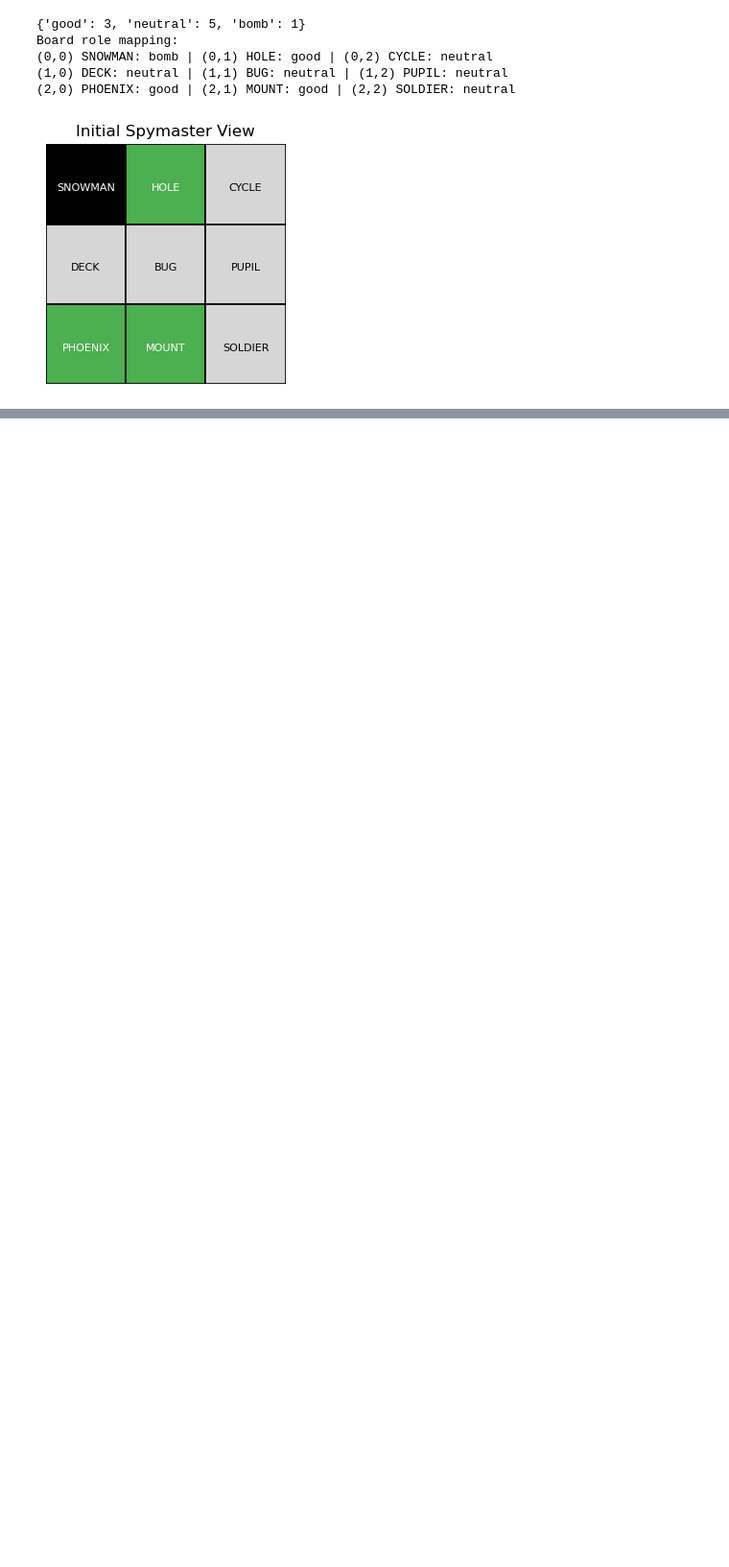
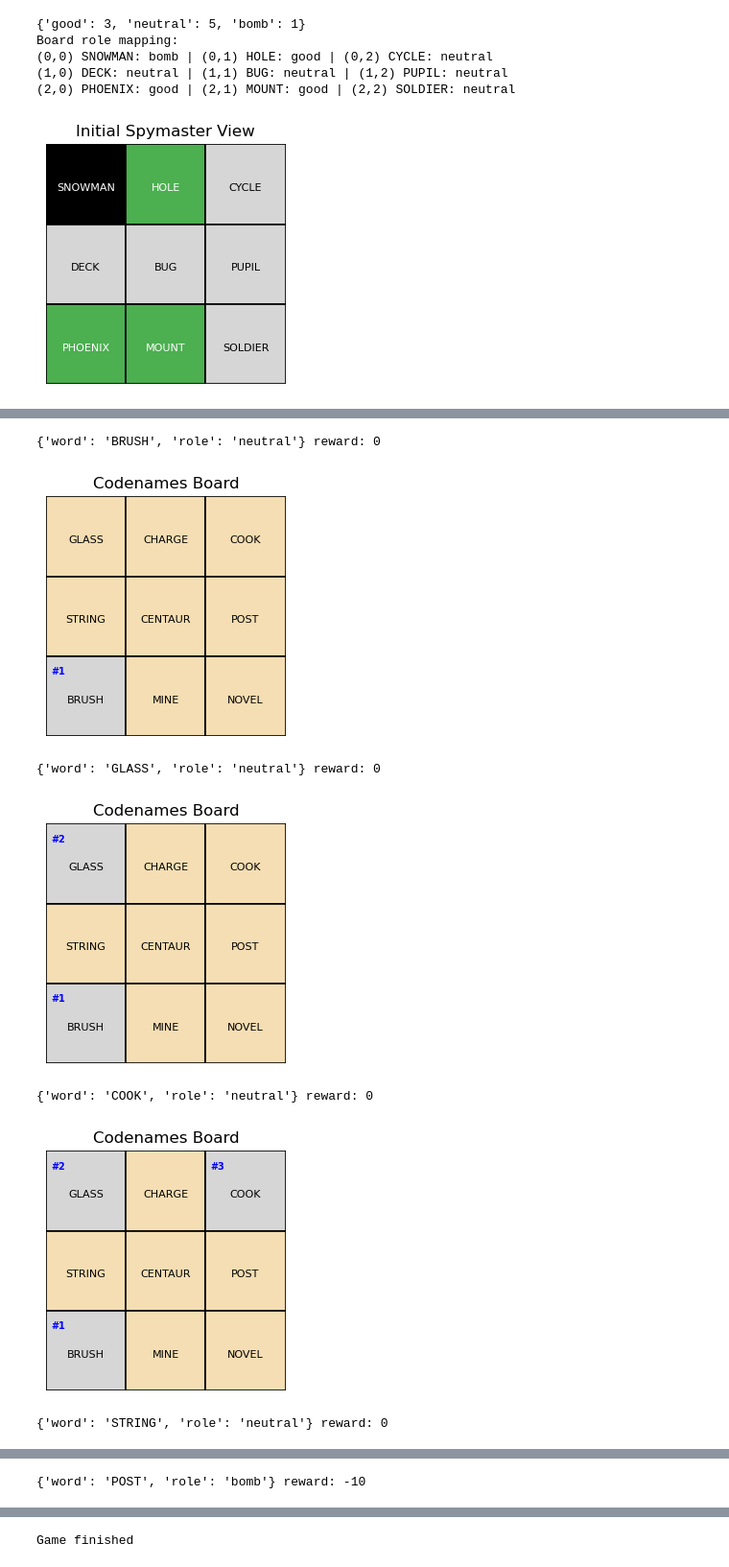
Before and after one commit to pb0104/Codenames-Spymaster-RL, a Jupyter notebook: notebooks/run_codenames.ipynb, the cells around one changed output, grey strips where cells are left out. Shown at 96% size. Cells and saved outputs as stored; diff of their text form; code cells hidden in the pictures; blank space fills up the shorter version.

```diff
--- a/notebooks/run_codenames.ipynb
+++ b/notebooks/run_codenames.ipynb
@@ -78,0 +97,25 @@ Bomb selected. Stop.
+# %%
+agent = RandomAgent()
+
+done = False
+
+while not done:
+
+    action = agent.select_action(env.board)
+
+    board, reward, done, info = env.step(action)
+
+    print(info, "reward:", reward)
+
+    plot_board(board)
+
+    if done:
+        print("Game finished")
+# %% [output]
+{'word': 'BRUSH', 'role': 'neutral'} reward: 0
+[figure, added]
+{'word': 'GLASS', 'role': 'neutral'} reward: 0
+[figure, added]
+{'word': 'COOK', 'role': 'neutral'} reward: 0
+[figure, added]
+{'word': 'STRING', 'role': 'neutral'} reward: 0
@@ -78,0 +123 @@ Bomb selected. Stop.
+{'word': 'POST', 'role': 'bomb'} reward: -10
@@ -78,0 +125 @@ Bomb selected. Stop.
+Game finished
```
Also changed, not shown: parts of 7 cells of this notebook, 1 other file.
